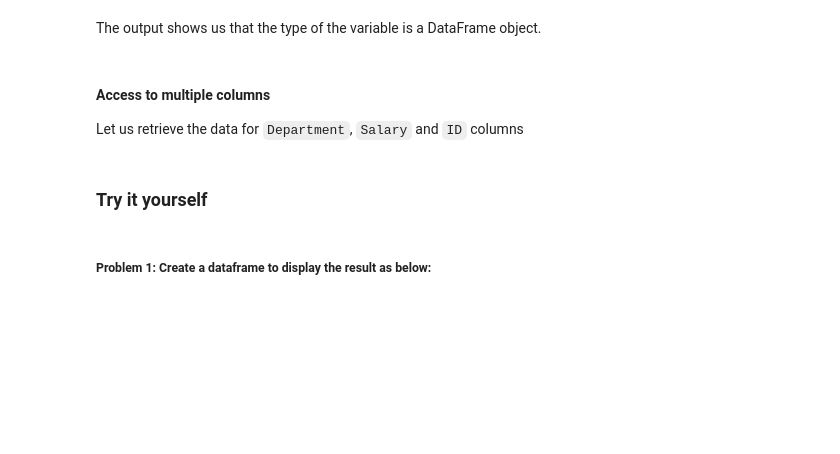
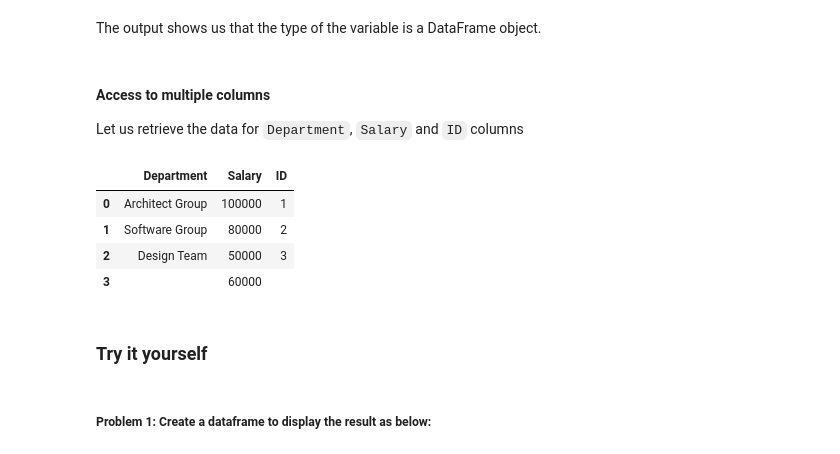
Before and after one commit to abdulhaq1982/Notes, a Jupyter notebook: Pandas_Basics_1.ipynb, the cells around one changed output. Drawn from its saved outputs; the diff is of its cells as text; code cells hidden in the pictures; blank space fills up the shorter version.

```diff
--- a/Pandas_Basics_1.ipynb
+++ b/Pandas_Basics_1.ipynb
@@ -53,6 +61,13 @@ The output shows us that the type of the variable is a DataFrame object.
 Let us retrieve the data for <code>Department</code>, <code>Salary</code> and <code>ID</code> columns
 # %%
 #Retrieving the Department, Salary and ID columns and assigning it to a variable z
+df[['Department','Salary','ID']]
+# %% [output]
+|  | Department | Salary | ID |
+| 0 | Architect Group | 100000 | 1 |
+| 1 | Software Group | 80000 | 2 |
+| 2 | Design Team | 50000 | 3 |
+| 3 |  | 60000 |  |
 # %% [markdown]
 ### Try it yourself
 # %% [markdown]
```
Also changed, not shown: parts of 14 cells of this notebook.
